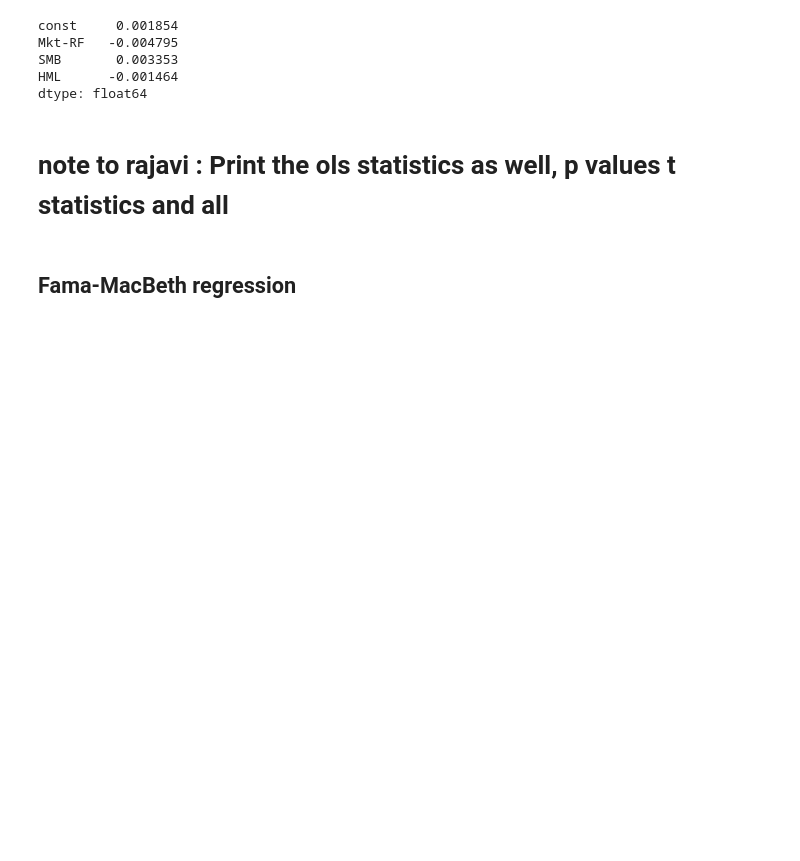
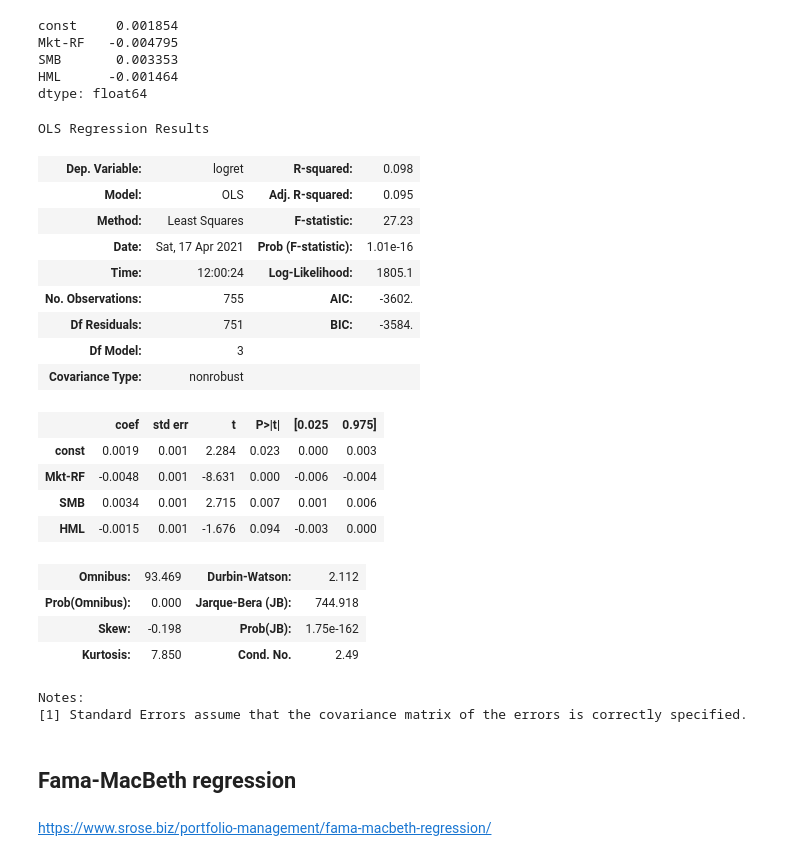
Before and after one commit to adharangaonkar/Machine-Learning-in-Finance, a Jupyter notebook: Adobe Stocks Project/Fama-French Model.ipynb, the cells around one changed output. Saved outputs shown, nothing was run; the diff lists cells and outputs as text; code cells hidden in the pictures; blank space fills up the shorter version.

Commit message:
Fama French Model - Regression Stats

```diff
--- a/Adobe Stocks Project/Fama-French Model.ipynb
+++ b/Adobe Stocks Project/Fama-French Model.ipynb
@@ -967,7 +967,31 @@ Mkt-RF   -0.004795
 SMB       0.003353
 HML      -0.001464
 dtype: float64
-# %% [markdown]
-# note to rajavi : Print the ols statistics as well, p values t statistics and all
+# %%
+results.summary()
+# %% [output]
+OLS Regression Results
+| Dep. Variable: | logret | R-squared: | 0.098 |
+| Model: | OLS | Adj. R-squared: | 0.095 |
+| Method: | Least Squares | F-statistic: | 27.23 |
+| Date: | Sat, 17 Apr 2021 | Prob (F-statistic): | 1.01e-16 |
+| Time: | 12:00:24 | Log-Likelihood: | 1805.1 |
+| No. Observations: | 755 | AIC: | -3602. |
+| Df Residuals: | 751 | BIC: | -3584. |
+| Df Model: | 3 |  |  |
+| Covariance Type: | nonrobust |  |  |
+|  | coef | std err | t | P>|t| | [0.025 | 0.975] |
+| const | 0.0019 | 0.001 | 2.284 | 0.023 | 0.000 | 0.003 |
+| Mkt-RF | -0.0048 | 0.001 | -8.631 | 0.000 | -0.006 | -0.004 |
+| SMB | 0.0034 | 0.001 | 2.715 | 0.007 | 0.001 | 0.006 |
+| HML | -0.0015 | 0.001 | -1.676 | 0.094 | -0.003 | 0.000 |
+| Omnibus: | 93.469 | Durbin-Watson: | 2.112 |
+| Prob(Omnibus): | 0.000 | Jarque-Bera (JB): | 744.918 |
+| Skew: | -0.198 | Prob(JB): | 1.75e-162 |
+| Kurtosis: | 7.850 | Cond. No. | 2.49 |
+Notes:
+[1] Standard Errors assume that the covariance matrix of the errors is correctly specified.
 # %% [markdown]
 ## Fama-MacBeth regression
+# %% [markdown]
+https://www.srose.biz/portfolio-management/fama-macbeth-regression/
```
